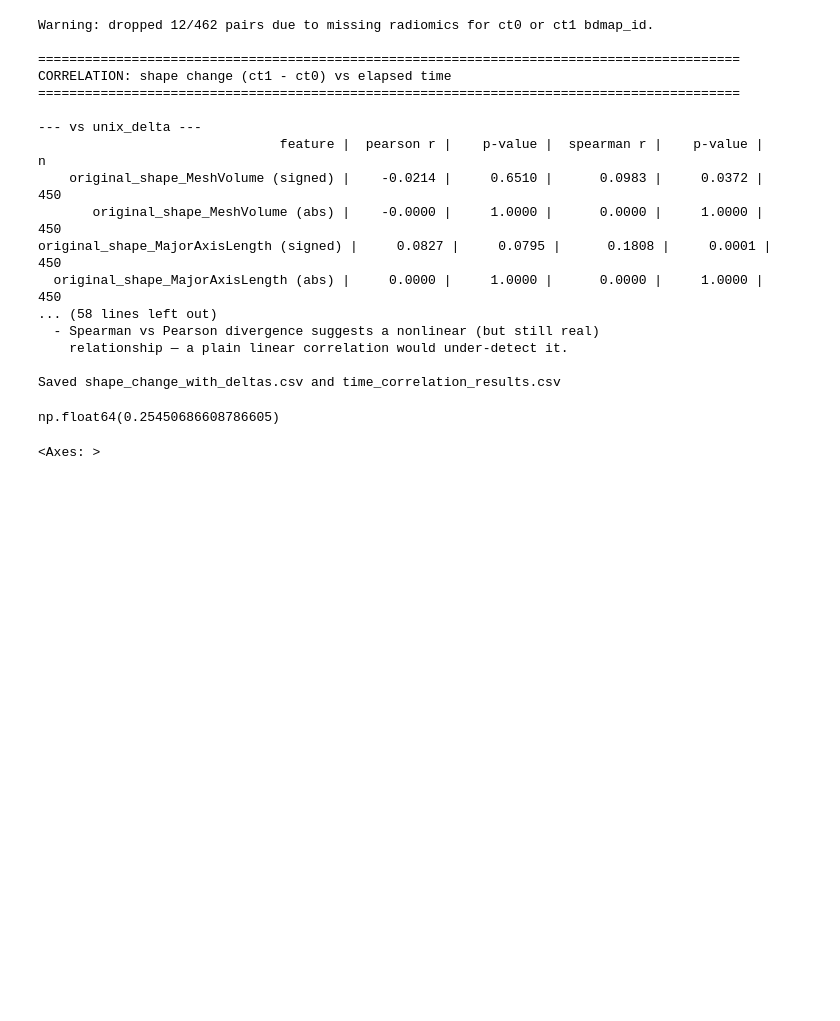
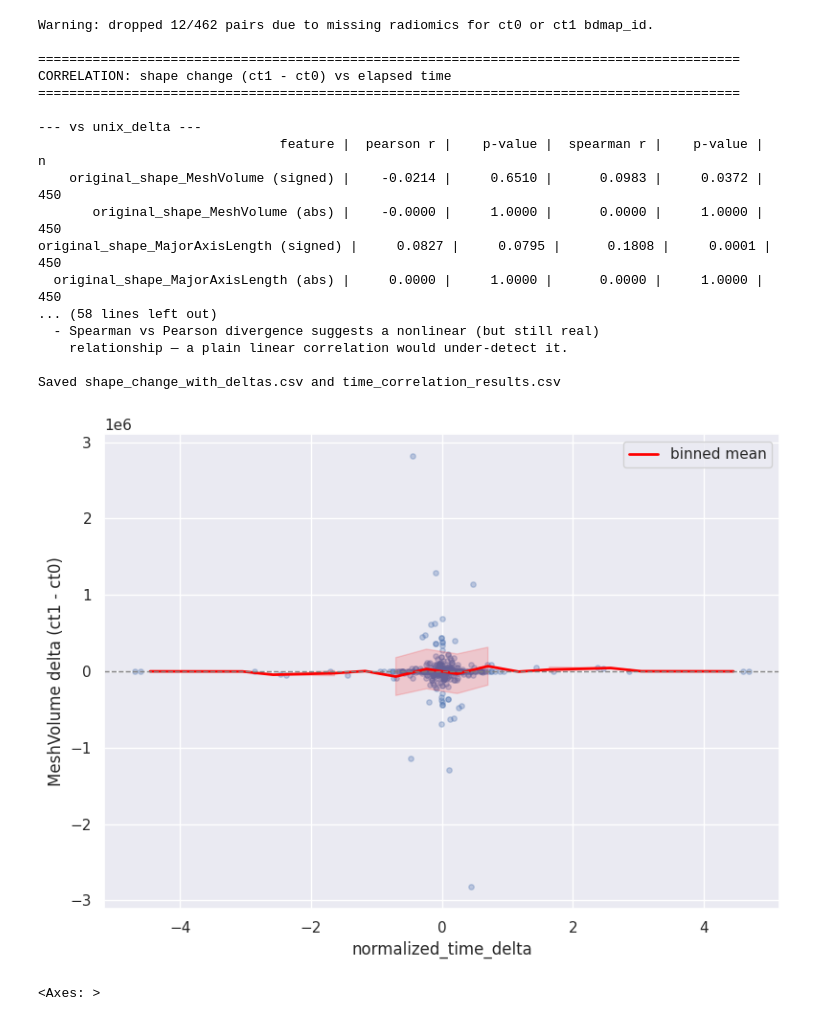
Before and after one commit to Rohin2022/EvoTumor, a Jupyter notebook: STEP2ACTUAL.MaskDiffusionModel/correlation_time_volume.ipynb, the cells around one changed output. Drawn from its saved outputs; the diff is of its cells as text; code cells hidden in the pictures; blank space fills up the shorter version.

```diff
--- a/STEP2ACTUAL.MaskDiffusionModel/correlation_time_volume.ipynb
+++ b/STEP2ACTUAL.MaskDiffusionModel/correlation_time_volume.ipynb
@@ -11,3 +10,5 @@ np.float64(4.6868426378303605)
+# %%
+sns.set_theme()
 # %%
 """
 correlation_check.py
@@ -210,10 +211,33 @@ original_shape_MajorAxisLength (signed) |     0.0827 |     0.0795 |      0.1808
     relationship — a plain linear correlation would under-detect it.
 
 Saved shape_change_with_deltas.csv and time_correlation_results.csv
-# %%
-(datapairs["normalized_time_delta"][datapairs["normalized_time_delta"]>0]).mean()
-# %% [output]
-np.float64(0.25450686608786605)
+# %%
+import pandas as pd
+import matplotlib.pyplot as plt
+import numpy as np
+
+df = pd.read_csv("shape_change_with_deltas.csv")
+
+fig, ax = plt.subplots(figsize=(8, 6))
+ax.scatter(df["normalized_time_delta"], df["original_shape_MeshVolume_delta"],
+           alpha=0.3, s=15)
+
+# rolling/binned mean trend to reveal non-monotonic shape without assuming linearity
+bins = pd.cut(df["normalized_time_delta"], bins=20)
+binned = df.groupby(bins, observed=True)["original_shape_MeshVolume_delta"].agg(['mean', 'std', 'count'])
+bin_centers = [interval.mid for interval in binned.index]
+ax.plot(bin_centers, binned['mean'], color='red', linewidth=2, label='binned mean')
+ax.fill_between(bin_centers, binned['mean'] - binned['std'], binned['mean'] + binned['std'],
+                 alpha=0.15, color='red')
+
+ax.axhline(0, color='gray', linestyle='--', linewidth=1)
+ax.set_xlabel("normalized_time_delta")
+ax.set_ylabel("MeshVolume delta (ct1 - ct0)")
+ax.legend()
+plt.tight_layout()
+plt.savefig("volume_delta_vs_time.png", dpi=150)
+# %% [output]
+[figure, added]
 # %%
 datapairs["normalized_time_delta"].hist(bins=1000)
 # %% [output]
```
Also changed, not shown: parts of 2 cells of this notebook, 4 other files.
